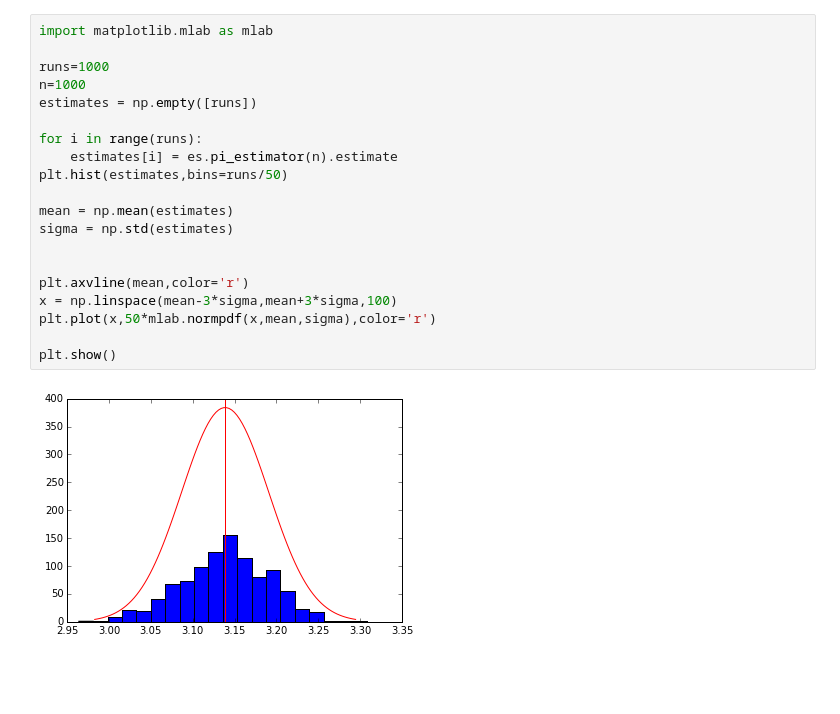
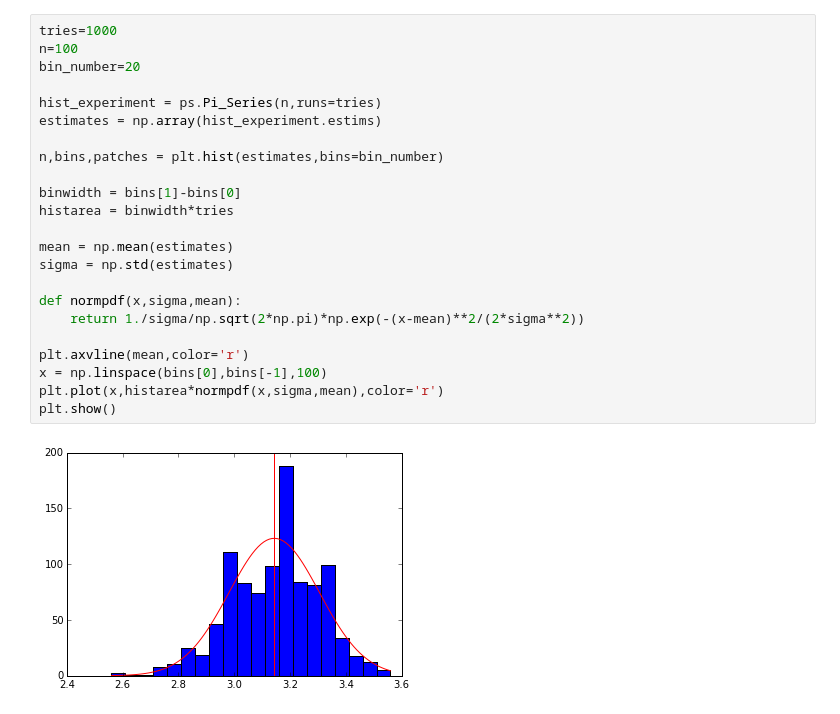
Before and after one commit to pmelchior/usrp-sciprog, a Jupyter notebook: day2/exercises/dtyi/demo.ipynb, the cells around one changed output. Drawn from its saved outputs; the diff is of its cells as text; blank space fills up the shorter version.

Commit message:
object-oriented experiment module

```diff
--- a/day2/exercises/dtyi/demo.ipynb
+++ b/day2/exercises/dtyi/demo.ipynb
@@ -58,22 +51,25 @@ plt.show()
 # %%
-import matplotlib.mlab as mlab
+tries=1000
+n=100
+bin_number=20
 
-runs=1000
-n=1000
-estimates = np.empty([runs])
+hist_experiment = ps.Pi_Series(n,runs=tries)
+estimates = np.array(hist_experiment.estims)
 
-for i in range(runs):
-    estimates[i] = es.pi_estimator(n).estimate
-plt.hist(estimates,bins=runs/50)
+n,bins,patches = plt.hist(estimates,bins=bin_number)
+
+binwidth = bins[1]-bins[0]
+histarea = binwidth*tries
 
 mean = np.mean(estimates)
 sigma = np.std(estimates)
 
+def normpdf(x,sigma,mean):
+    return 1./sigma/np.sqrt(2*np.pi)*np.exp(-(x-mean)**2/(2*sigma**2))
 
 plt.axvline(mean,color='r')
-x = np.linspace(mean-3*sigma,mean+3*sigma,100)
-plt.plot(x,50*mlab.normpdf(x,mean,sigma),color='r')
-
+x = np.linspace(bins[0],bins[-1],100)
+plt.plot(x,histarea*normpdf(x,sigma,mean),color='r')
 plt.show()
 # %% [output]
-[figure, old version]
+[figure, new version]
```
Also changed, not shown: parts of 6 cells of this notebook, 1 other file.
